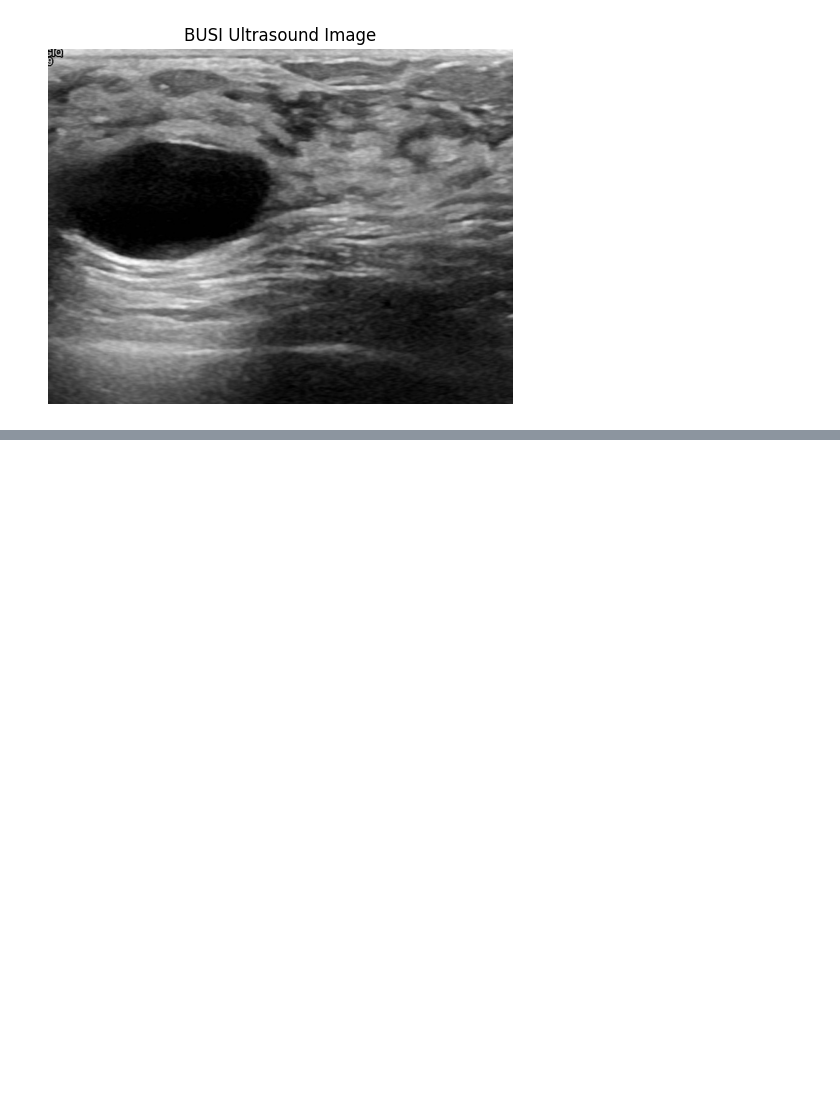
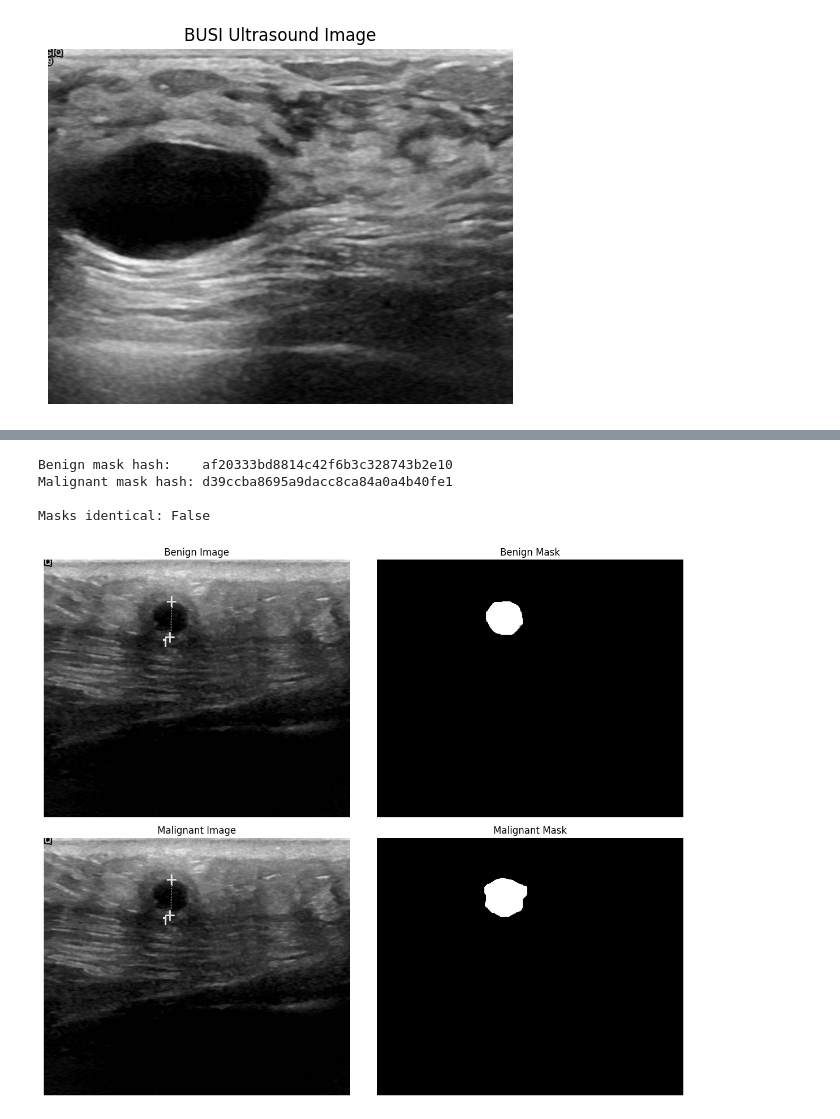
Before and after one commit to aribarahmanii/Breasttumor, a Jupyter notebook: dataset.ipynb, the cells around one changed output, grey strips where cells are left out. Cells and saved outputs as stored; diff of their text form; code cells hidden in the pictures; blank space fills up the shorter version.

```diff
--- a/dataset.ipynb
+++ b/dataset.ipynb
@@ -107,0 +405,80 @@ Image mode: RGB
+# %%
+import hashlib
+
+benign_mask_path = os.path.join(
+    root, 'benign', 'benign (433)_mask.png'
+)
+
+malignant_mask_path = os.path.join(
+    root, 'malignant', 'malignant (145)_mask.png'
+)
+
+def get_hash(filepath):
+    md5 = hashlib.md5()
+
+    with open(filepath, 'rb') as f:
+        for chunk in iter(lambda: f.read(8192), b''):
+            md5.update(chunk)
+
+    return md5.hexdigest()
+
+
+benign_mask_hash = get_hash(benign_mask_path)
+malignant_mask_hash = get_hash(malignant_mask_path)
+
+print("Benign mask hash:   ", benign_mask_hash)
+print("Malignant mask hash:", malignant_mask_hash)
+
+print("\nMasks identical:",
+      benign_mask_hash == malignant_mask_hash)
+# %% [output]
+Benign mask hash:    af20333bd8814c42f6b3c328743b2e10
+Malignant mask hash: d39ccba8695a9dacc8ca84a0a4b40fe1
+
+Masks identical: False
+# %%
+import matplotlib.pyplot as plt
+from PIL import Image
+
+benign_img_path = os.path.join(
+    root, 'benign', 'benign (433).png'
+)
+
+malignant_img_path = os.path.join(
+    root, 'malignant', 'malignant (145).png'
+)
+
+benign_mask_path = os.path.join(
+    root, 'benign', 'benign (433)_mask.png'
+)
+
+malignant_mask_path = os.path.join(
+    root, 'malignant', 'malignant (145)_mask.png'
+)
+
+fig, axes = plt.subplots(2, 2, figsize=(12, 10))
+
+# Benign image
+axes[0, 0].imshow(Image.open(benign_img_path))
+axes[0, 0].set_title("Benign Image")
+axes[0, 0].axis('off')
+
+# Benign mask
+axes[0, 1].imshow(Image.open(benign_mask_path), cmap='gray')
+axes[0, 1].set_title("Benign Mask")
+axes[0, 1].axis('off')
+
+# Malignant image
+axes[1, 0].imshow(Image.open(malignant_img_path))
+axes[1, 0].set_title("Malignant Image")
+axes[1, 0].axis('off')
+
+# Malignant mask
+axes[1, 1].imshow(Image.open(malignant_mask_path), cmap='gray')
+axes[1, 1].set_title("Malignant Mask")
+axes[1, 1].axis('off')
+
+plt.tight_layout()
+plt.show()
+# %% [output]
+[figure, added]
```
Also changed, not shown: parts of 21 cells of this notebook.
